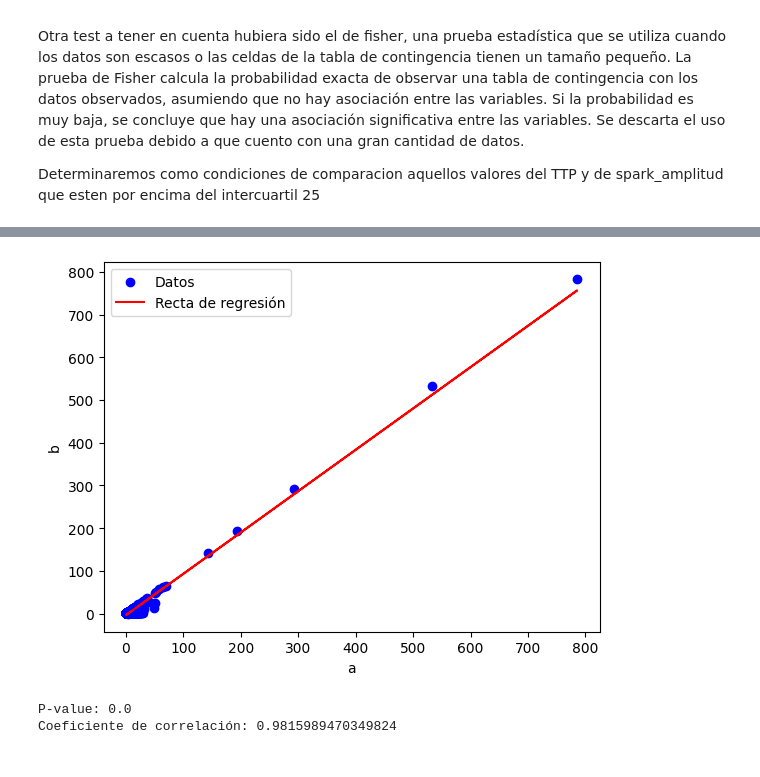
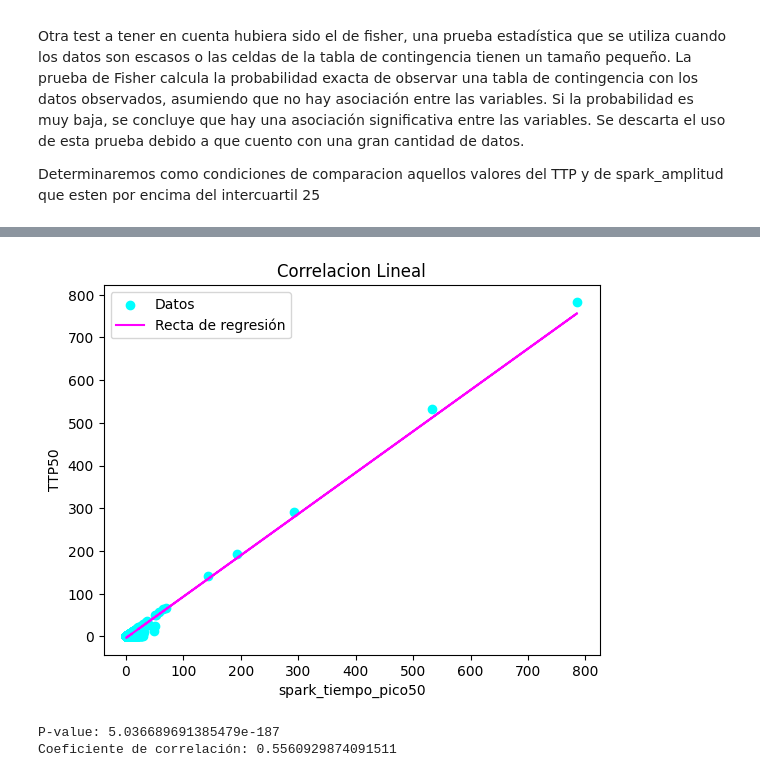
Before and after one commit to macarenaalga/trabajo_final, a Jupyter notebook: Trabajo_final_alga-aras.ipynb, the cells around one changed output, grey strips where cells are left out. Saved outputs shown, nothing was run; the diff lists cells and outputs as text; code cells hidden in the pictures.

```diff
--- a/Trabajo_final_alga-aras.ipynb
+++ b/Trabajo_final_alga-aras.ipynb
@@ -872,29 +879,26 @@ Considerando que el chi2 es un valor muy bajo y el valor de p muy alto es que po
 # %%
 ##RECTA DE REGRESION##
 import numpy as np
 import pandas as pd
 import matplotlib.pyplot as plt
-from scipy.stats import linregress
-
+from scipy.stats import spearmanr
+#defino valores a evaluar
 a = df['sparks_tiempo_pico50'].values
 b = df['TTP50'].values
-slope, intercept, r_value, p_value, std_err = linregress(a, b)
+#
+correlation, p_value = spearmanr(a, b)
 
-plt.scatter(a, b, color='blue', label='Datos')
-plt.plot(a, slope*a + intercept, color='red', label='Recta de regresión')
-plt.xlabel('a')
-plt.ylabel('b')
+plt.scatter(a, b, color='cyan', label='Datos')
+plt.plot(a, slope*a + intercept, color='magenta', label='Recta de regresión')
+plt.xlabel('spark_tiempo_pico50')
+plt.ylabel('TTP50')
+plt.title('Correlacion Lineal')
 plt.legend()
 plt.show()
 # Imprimir el p-value y el coeficiente de correlación
 print("P-value:", p_value)
-print("Coeficiente de correlación:", r_value)
-
-##El coeficiente de correlación r_value varía entre -1 y 1.
-# Un valor cercano a 1 indica una correlación positiva fuerte, mientras que un
-# valor cercano a -1 indica una correlación negativa fuerte. Un valor cercano a
-# 0 indica una correlación débil o nula.
+print("Coeficiente de correlación:", correlation)
 # %% [output]
-[figure, old version]
+[figure, new version]
-P-value: 0.0
-Coeficiente de correlación: 0.9815989470349824
+P-value: 5.036689691385479e-187
+Coeficiente de correlación: 0.5560929874091511
```
Also changed, not shown: parts of 18 cells of this notebook, 1 other file.
